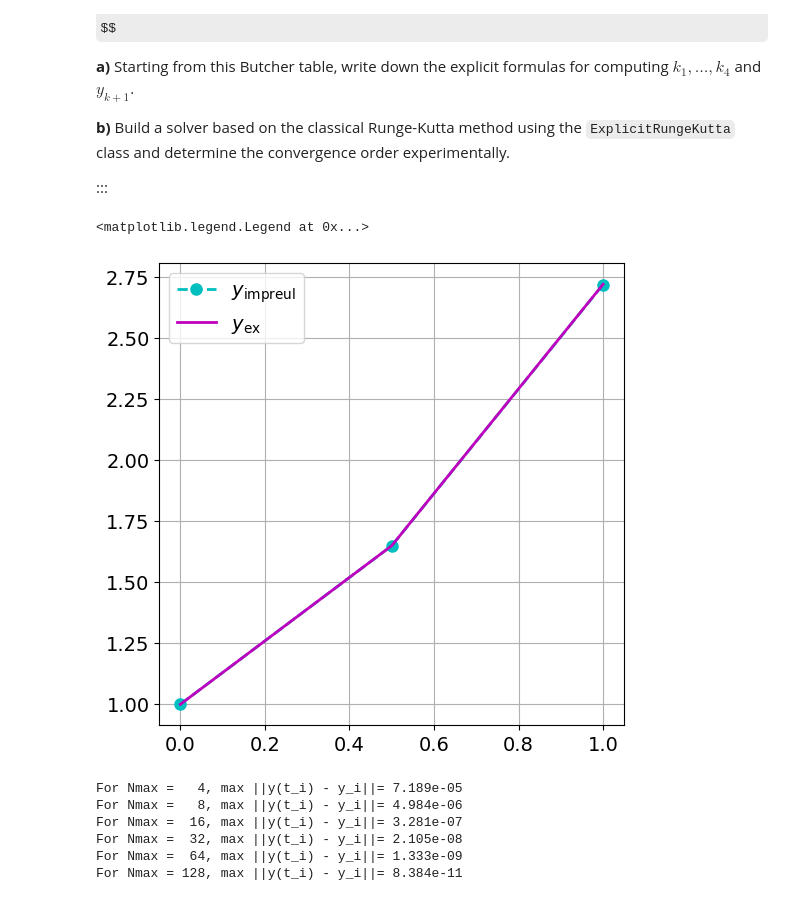
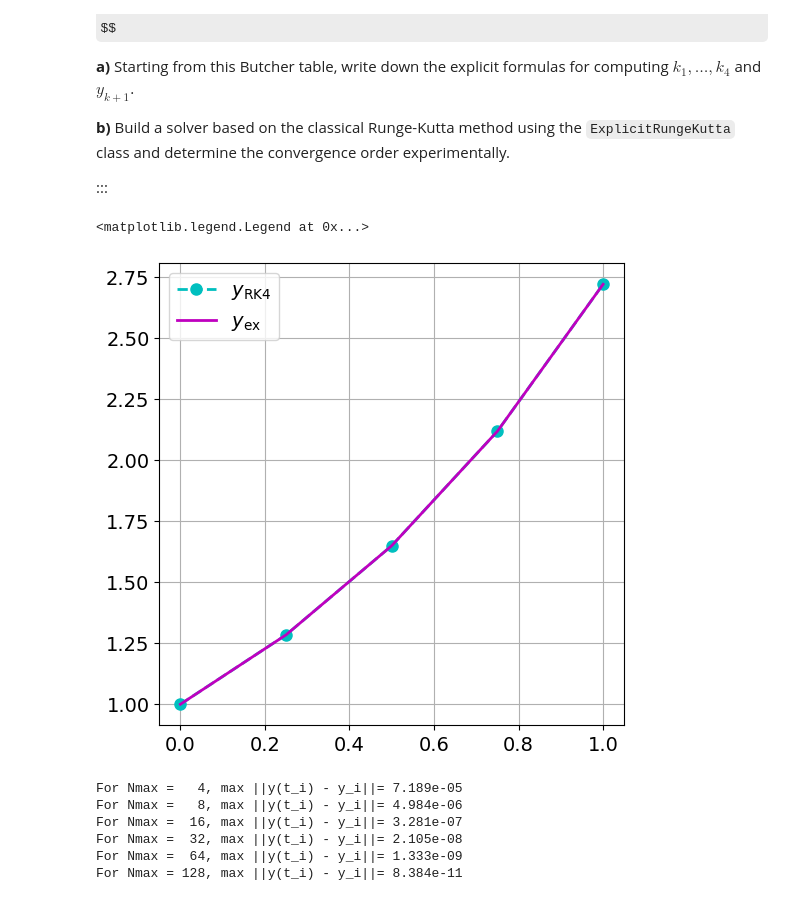
Before and after one commit to solniva/TMA4320_ScientificComputationNotes, a Jupyter notebook: chapter_ode/RungeKuttaNuMeODE.ipynb, the cells around one changed output. Saved outputs shown, nothing was run; the diff lists cells and outputs as text; code cells hidden in the pictures; some formulas as TeX source.

```diff
--- a/chapter_ode/RungeKuttaNuMeODE.ipynb
+++ b/chapter_ode/RungeKuttaNuMeODE.ipynb
@@ -637,32 +637,32 @@ and determine the convergence order experimentally.
 # %%
 # Insert your code here
 
 # Define Butcher table for improved Euler
 a = np.array([[0,   0,   0,  0],
               [1/2, 0,   0,  0],
               [0,   1/2, 0,  0],
               [0,   0,   1,  0]])
 b = np.array([1/6, 1/3, 1/3, 1/6])
 c = np.array([0, 1/2, 1/2, 1])
 
 # Create a new Runge Kutta solver
 rk4 = ExplicitRungeKutta(a, b, c)
 
 t0, T = 0, 1
 y0 = 1
 lam = 1
-Nmax = 2
+Nmax = 4
 
 # the solver can be simply called as before, namely as function:
 ts, ys = rk4(y0, t0, T, f, Nmax)
 
 plt.figure()
-plt.plot(ts, ys, "c--o", label=r"$y_{\mathrm{impreul}}$")
+plt.plot(ts, ys, "c--o", label=r"$y_{\mathrm{RK4}}$")
 plt.plot(ts, y_ex(ts), "m-", label=r"$y_{\mathrm{ex}}$")
 plt.legend()
 # %% [output]
 <matplotlib.legend.Legend at 0x...>
-[figure, old version]
+[figure, new version]
 # %%
 # Run an EOC test
 Nmax_list = [4, 8, 16, 32, 64, 128]
```
Also changed, not shown: parts of 6 cells of this notebook, 3 other files.
